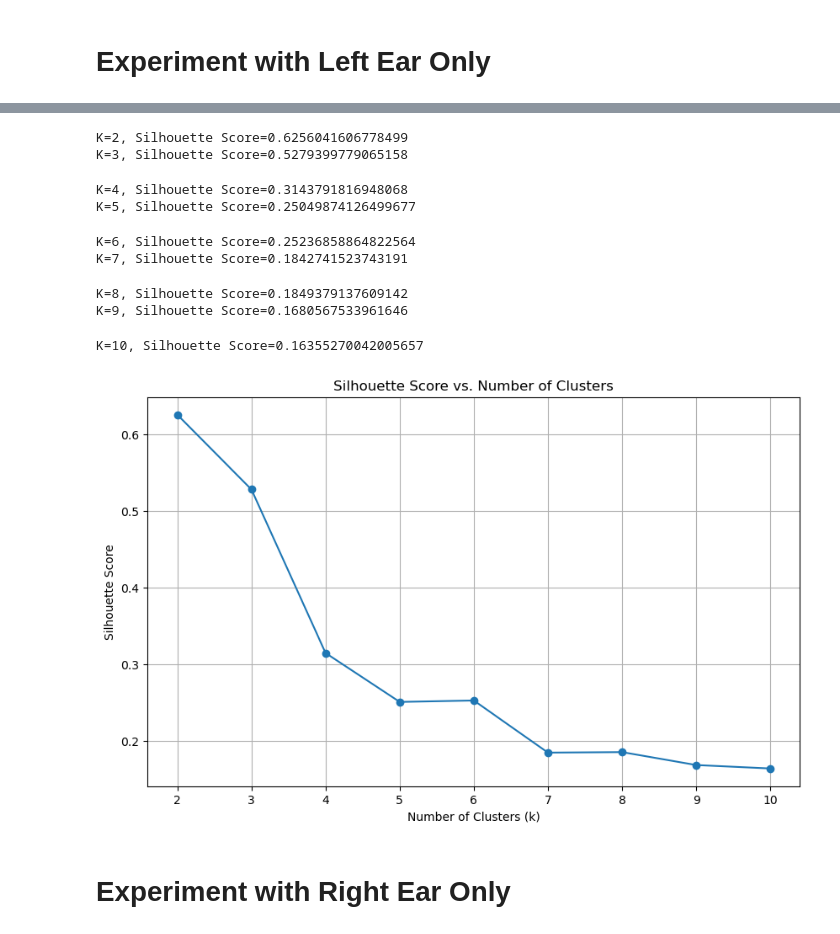
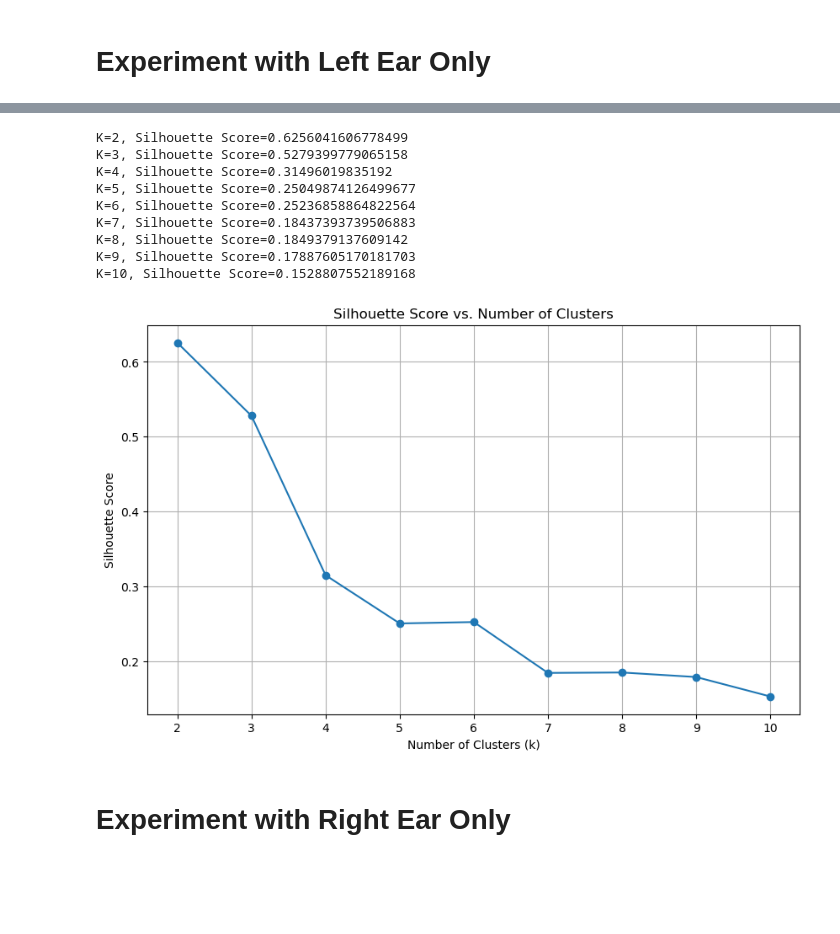
Before and after one commit to BruciiZ/hearing-clustering, a Jupyter notebook: code/K-Means.ipynb, the cells around one changed output, grey strips where cells are left out. Cells and saved outputs as stored; diff of their text form; code cells hidden in the pictures; blank space fills up the shorter version.

```diff
--- a/code/K-Means.ipynb
+++ b/code/K-Means.ipynb
@@ -282,7 +298,7 @@ See the caveats in the documentation: https://pandas.pydata.org/pandas-docs/stab
 # Use Elbow Method to determine optimal number of clusters
 
 # Initialize a list to store the inertia values
-inertia_values = []
+both_inertia_values = []
 
 # Define the range of clusters to try
 k_values = range(1, 11)
@@ -290,15 +306,15 @@ k_values = range(1, 11)
 # Iterate over the range of k values
 for k in k_values:
     # Initialize the KMeans object with k clusters
-    kmeans = KMeans(n_clusters=k, random_state=42)
+    kmeans = KMeans(n_clusters=k, random_state=42, n_init = 'auto')
     kmeans.fit(data_scaled)
     # Append the inertia value to the list
-    inertia_values.append(kmeans.inertia_)
-    print(f"K={k}, Inertia={kmeans.inertia_}")
+    both_inertia_values.append(kmeans.inertia_)
+    print(f'k={k}: {kmeans.inertia_:.3f}')
 
 # Plot the inertia values against k values
 plt.figure(figsize=(10, 6))
-plt.plot(k_values, inertia_values, marker='o')
+plt.plot(k_values, both_inertia_values, marker='o')
 plt.xlabel('Number of Clusters (k)')
 plt.ylabel('Inertia')
 plt.title('Inertia vs. Number of Clusters')
@@ -322,7 +338,7 @@ K=10, Inertia=10564.642493850464
 from sklearn.metrics import silhouette_score
 
 # Initialize a list to store the silhouette scores
-silhouette_scores = []
+both_silhouette_scores = []
 
 # Define the range of clusters to try
 k_values = range(2, 11)
@@ -331,16 +347,16 @@ k_values = range(2, 11)
 
 for k in k_values:
     # Initialize the KMeans object with k clusters
-    kmeans = KMeans(n_clusters=k, random_state=42)
+    kmeans = KMeans(n_clusters=k, random_state=42, n_init = 'auto')
     kmeans.fit(data_scaled)
     # Calculate the silhouette score
     score = silhouette_score(data_scaled, kmeans.labels_)
-    silhouette_scores.append(score)
-    print(f"K={k}, Silhouette Score={score}")
+    both_silhouette_scores.append(score)
+    print(f"K={k}, Silhouette Score={score:.3f}")
 
 # Plot the silhouette scores against k values
 plt.figure(figsize=(10, 6))
-plt.plot(k_values, silhouette_scores, marker='o')
+plt.plot(k_values, both_silhouette_scores, marker='o')
 plt.xlabel('Number of Clusters (k)')
 plt.ylabel('Silhouette Score')
 plt.title('Silhouette Score vs. Number of Clusters')
@@ -363,7 +379,7 @@ K=10, Silhouette Score=0.12303158791001748
 # Use Elbow Method to determine optimal number of clusters
 
 # Initialize a list to store the inertia values
-inertia_values = []
+left_inertia_values = []
 
 # Define the range of clusters to try
 k_values = range(1, 11)
@@ -371,15 +387,15 @@ k_values = range(1, 11)
 # Iterate over the range of k values
 for k in k_values:
     # Initialize the KMeans object with k clusters
-    kmeans = KMeans(n_clusters=k, random_state=42)
+    kmeans = KMeans(n_clusters=k, random_state=42, n_init = 'auto')
     kmeans.fit(standardized_left_ear_data)
     # Append the inertia value to the list
-    inertia_values.append(kmeans.inertia_)
-    print(f"K={k}, Inertia={kmeans.inertia_}")
+    left_inertia_values.append(kmeans.inertia_)
+    print(f"K={k}, Inertia={kmeans.inertia_:,.3f}")
 
 # Plot the inertia values against k values
 plt.figure(figsize=(10, 6))
-plt.plot(k_values, inertia_values, marker='o')
+plt.plot(k_values, left_inertia_values, marker='o')
 plt.xlabel('Number of Clusters (k)')
 plt.ylabel('Inertia')
 plt.title('Inertia vs. Number of Clusters')
@@ -400,44 +416,44 @@ K=10, Inertia=4278.555090670612
 # %%
 # Use Silhouette Score to determine optimal number of clusters
 
 from sklearn.metrics import silhouette_score
 
 # Initialize a list to store the silhouette scores
-silhouette_scores = []
+left_silhouette_scores = []
 
 # Define the range of clusters to try
 k_values = range(2, 11)
 
 # Iterate over the range of k values
 
 for k in k_values:
     # Initialize the KMeans object with k clusters
-    kmeans = KMeans(n_clusters=k, random_state=42)
+    kmeans = KMeans(n_clusters=k, random_state=42, n_init = 'auto')
     kmeans.fit(standardized_left_ear_data)
     # Calculate the silhouette score
     score = silhouette_score(standardized_left_ear_data, kmeans.labels_)
-    silhouette_scores.append(score)
+    left_silhouette_scores.append(score)
     print(f"K={k}, Silhouette Score={score}")
 
 # Plot the silhouette scores against k values
 plt.figure(figsize=(10, 6))
-plt.plot(k_values, silhouette_scores, marker='o')
+plt.plot(k_values, left_silhouette_scores, marker='o')
 plt.xlabel('Number of Clusters (k)')
 plt.ylabel('Silhouette Score')
 plt.title('Silhouette Score vs. Number of Clusters')
 plt.grid(True)
 plt.show()
 # %% [output]
 K=2, Silhouette Score=0.6256041606778499
 K=3, Silhouette Score=0.5279399779065158
+K=4, Silhouette Score=0.31496019835192
+K=5, Silhouette Score=0.25049874126499677
+K=6, Silhouette Score=0.25236858864822564
+K=7, Silhouette Score=0.18437393739506883
+K=8, Silhouette Score=0.1849379137609142
+K=9, Silhouette Score=0.17887605170181703
+K=10, Silhouette Score=0.1528807552189168
-K=4, Silhouette Score=0.3143791816948068
-K=5, Silhouette Score=0.25049874126499677
-K=6, Silhouette Score=0.25236858864822564
-K=7, Silhouette Score=0.1842741523743191
-K=8, Silhouette Score=0.1849379137609142
-K=9, Silhouette Score=0.1680567533961646
-K=10, Silhouette Score=0.16355270042005657
-[figure, old version]
+[figure, new version]
 # %% [markdown]
 # Experiment with Right Ear Only
 # %%
```
Also changed, not shown: parts of 21 cells of this notebook, 1 other file.
